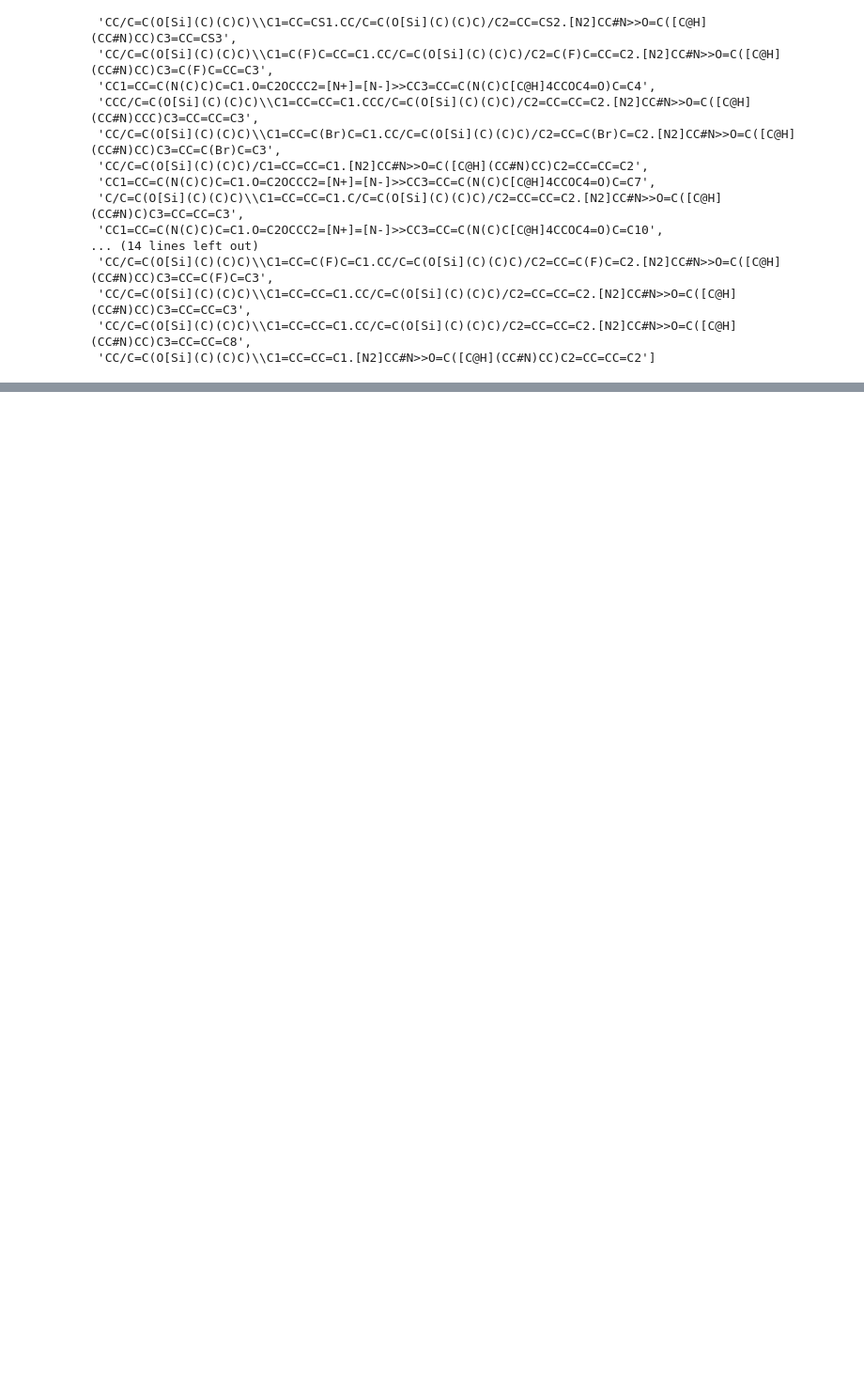
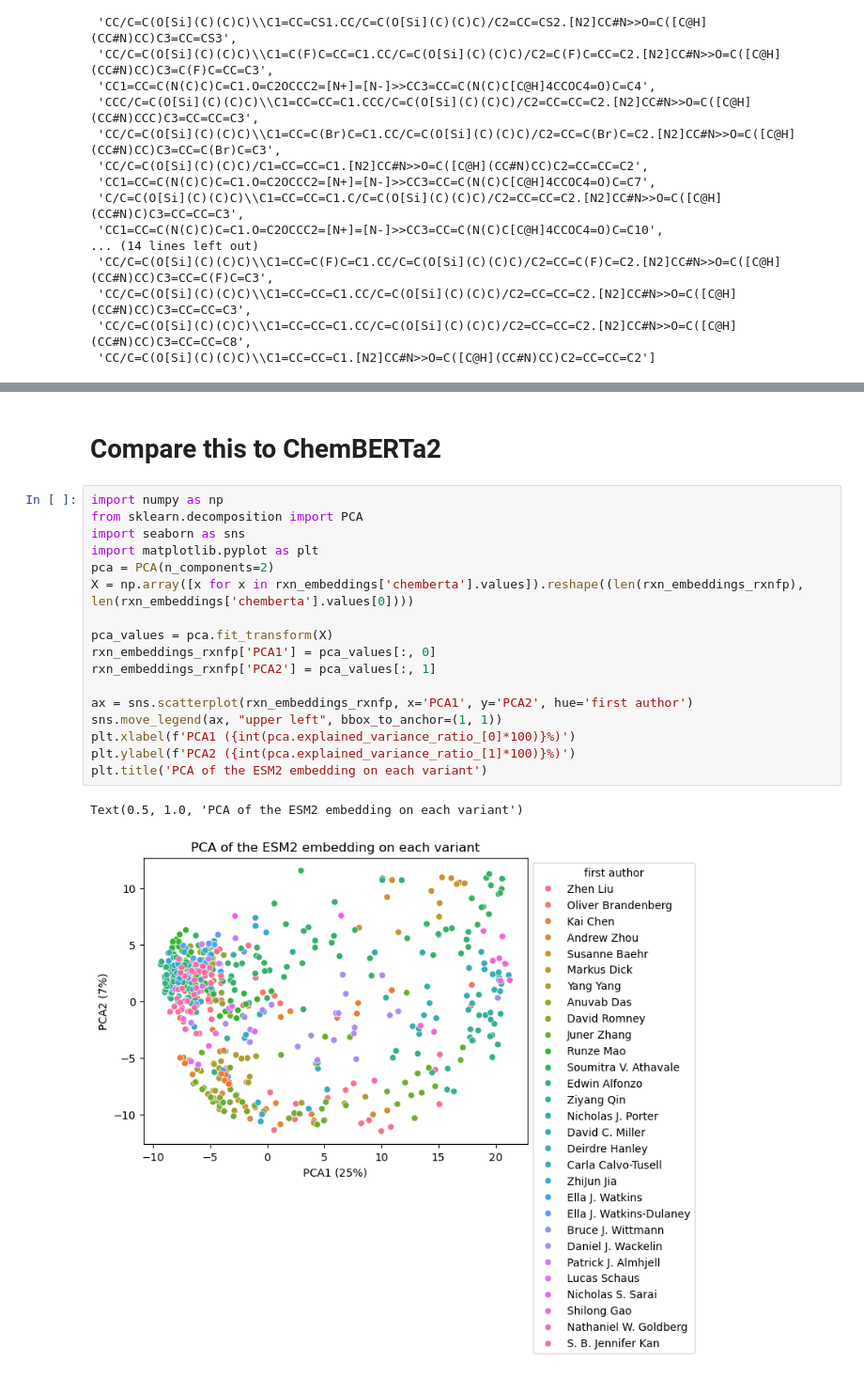
Before and after one commit to fhalab/EnzymeEngineeringDB, a Jupyter notebook: analysis/Reactions.ipynb, the cells around one changed output, grey strips where cells are left out. Shown at 94% size. Saved outputs shown, nothing was run; the diff lists cells and outputs as text; blank space fills up the shorter version.

```diff
--- a/analysis/Reactions.ipynb
+++ b/analysis/Reactions.ipynb
@@ -137,0 +309,22 @@ unable_to_convert
+# %% [markdown]
+# Compare this to ChemBERTa2
+# %%
+import numpy as np
+from sklearn.decomposition import PCA
+import seaborn as sns
+import matplotlib.pyplot as plt
+pca = PCA(n_components=2)
+X = np.array([x for x in rxn_embeddings['chemberta'].values]).reshape((len(rxn_embeddings_rxnfp), len(rxn_embeddings['chemberta'].values[0])))
+
+pca_values = pca.fit_transform(X)
+rxn_embeddings_rxnfp['PCA1'] = pca_values[:, 0]
+rxn_embeddings_rxnfp['PCA2'] = pca_values[:, 1]
+
+ax = sns.scatterplot(rxn_embeddings_rxnfp, x='PCA1', y='PCA2', hue='first author')
+sns.move_legend(ax, "upper left", bbox_to_anchor=(1, 1))
+plt.xlabel(f'PCA1 ({int(pca.explained_variance_ratio_[0]*100)}%)')
+plt.ylabel(f'PCA2 ({int(pca.explained_variance_ratio_[1]*100)}%)')
+plt.title('PCA of the ESM2 embedding on each variant')
+# %% [output]
+Text(0.5, 1.0, 'PCA of the ESM2 embedding on each variant')
+[figure, added]
```
Also changed, not shown: parts of 16 cells of this notebook.
